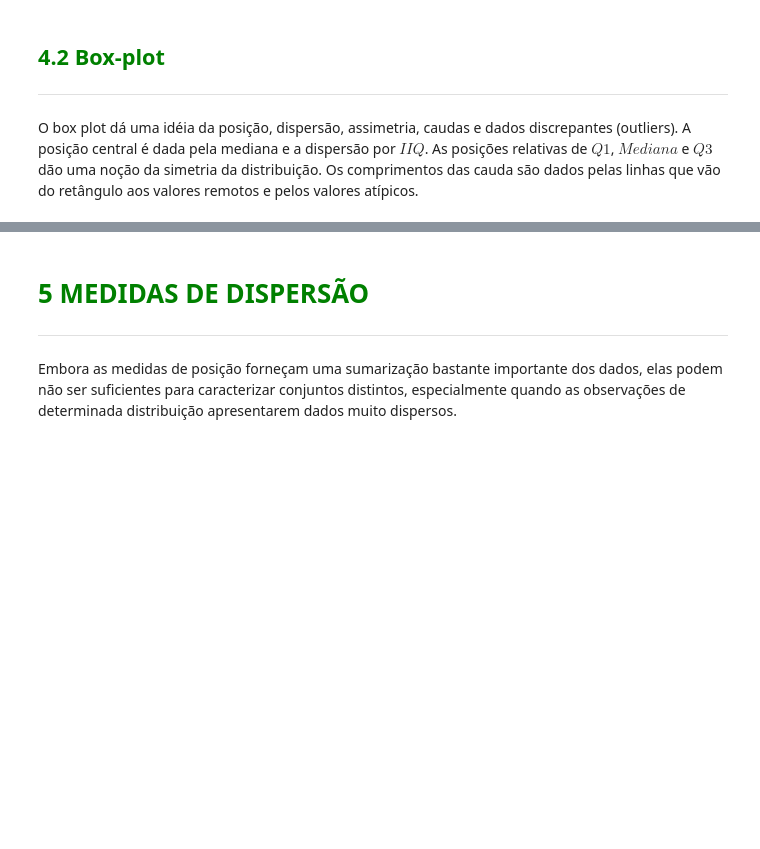
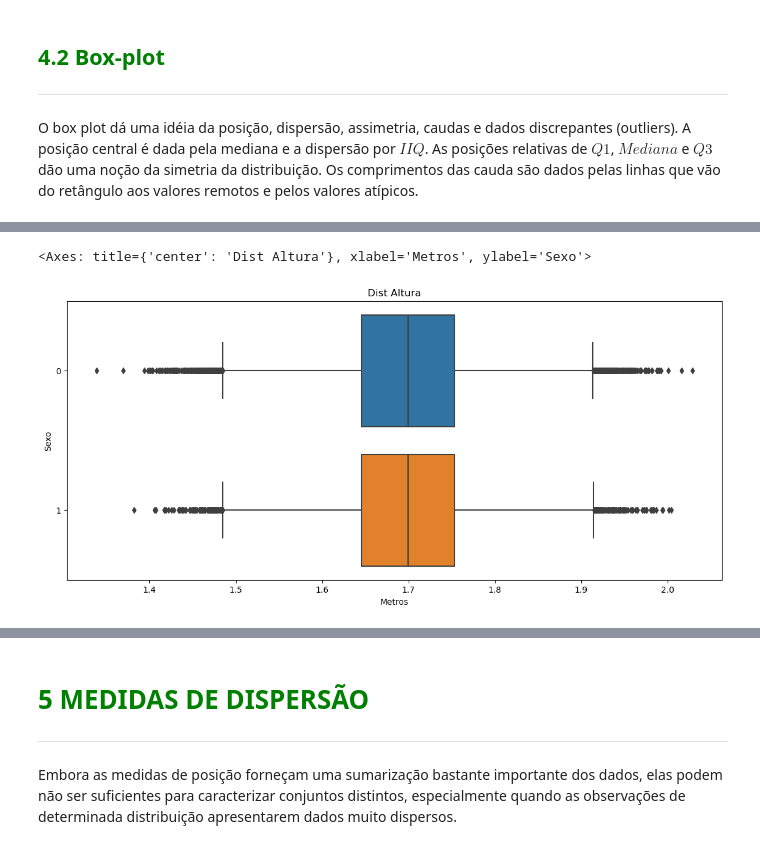
Before and after one commit to lpoggetto/Estatistica_python_alura, a Jupyter notebook: Curso_de_Estatística_Parte_1.ipynb, the cells around one changed output, grey strips where cells are left out. Drawn from its saved outputs; the diff is of its cells as text; code cells hidden in the pictures; blank space fills up the shorter version.

```diff
--- a/Curso_de_Estatística_Parte_1.ipynb
+++ b/Curso_de_Estatística_Parte_1.ipynb
@@ -863,0 +951,12 @@ O box plot dá uma idéia da posição, dispersão, assimetria, caudas e dados d
+# %%
+ax = sns.boxplot(data = dados,
+                 x = 'Altura',
+                 y = 'Sexo',
+                 orient = 'h')
+ax.figure.set_size_inches(14,6)
+ax.set_title('Dist Altura')
+ax.set_xlabel('Metros')
+ax
+# %% [output]
+<Axes: title={'center': 'Dist Altura'}, xlabel='Metros', ylabel='Sexo'>
+[figure, added]
```
Also changed, not shown: parts of 25 cells of this notebook.
